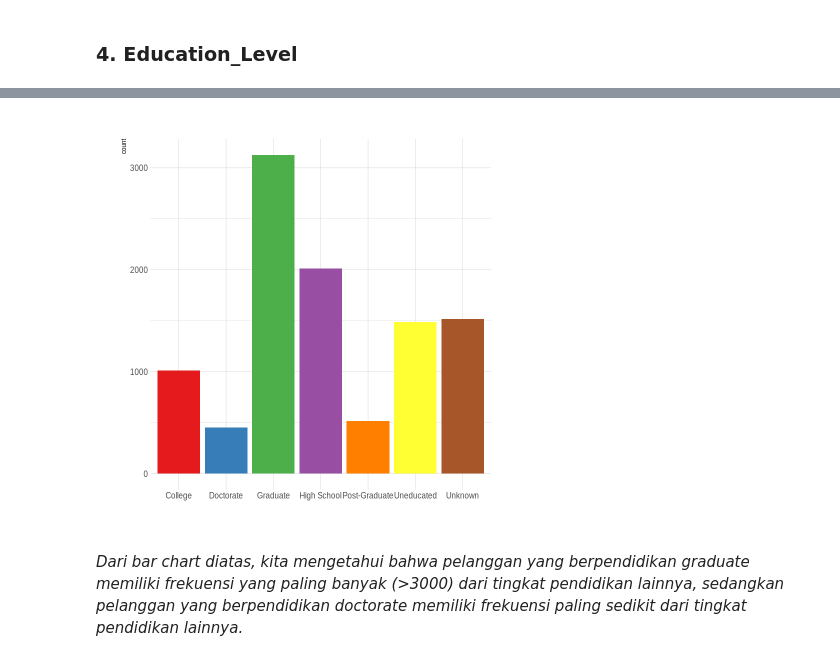
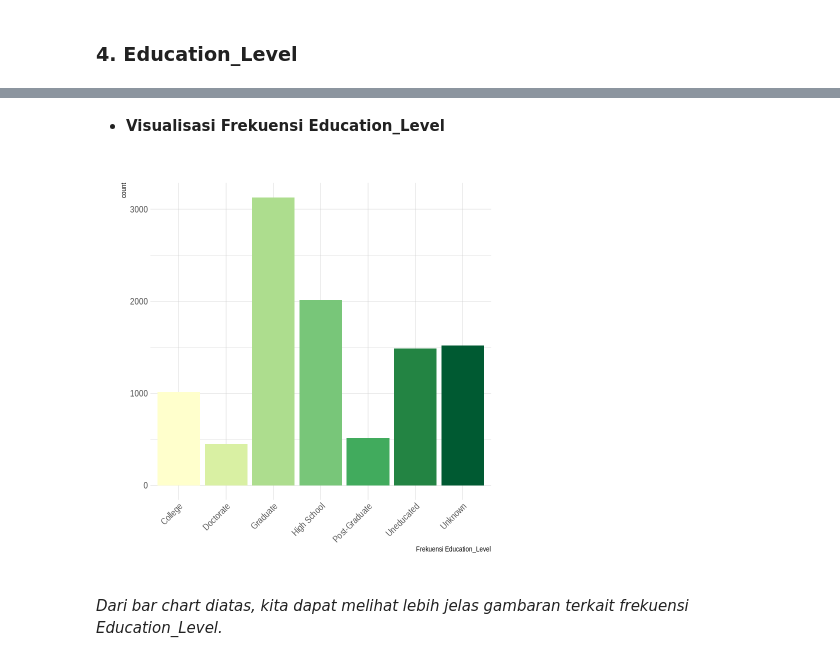
Before and after one commit to dioapw/TUBES_STATISTIKA_DATA, a Jupyter notebook: TUBES_STATISTIKA.ipynb, the cells around one changed output, grey strips where cells are left out. Saved outputs shown, nothing was run; the diff lists cells and outputs as text; code cells hidden in the pictures.

```diff
--- a/TUBES_STATISTIKA.ipynb
+++ b/TUBES_STATISTIKA.ipynb
@@ -463,9 +478,14 @@ legend("topright",c("Blue","Gold","Platinum","Silver"),fill=c("blue","gold","red
+# %% [markdown]
+* **Visualisasi Frekuensi Education_Level**
 # %%
 ggplot(bank_data, aes(x=as.factor(Education_Level), fill=as.factor(Education_Level) )) +
-  geom_bar( ) +
-  scale_fill_brewer(palette = "Set1") + theme_ipsum() +
-  theme(legend.position="none") + xlab("")
+  geom_bar() +
+  scale_fill_brewer(palette = "YlGn") +
+  theme_ipsum() +
+  theme(legend.position="none") +
+  xlab("Frekuensi Education_Level") +
+  theme(axis.text.x = element_text(angle = 45, hjust = 1))
 # %% [output]
-[figure, old version]
+[figure, new version]
-# %% [markdown]
-*Dari bar chart diatas, kita mengetahui bahwa pelanggan yang berpendidikan graduate memiliki frekuensi yang paling banyak (>3000) dari tingkat pendidikan lainnya, sedangkan pelanggan yang berpendidikan doctorate memiliki frekuensi paling sedikit dari tingkat pendidikan lainnya.*
+# %% [markdown]
+*Dari bar chart diatas, kita dapat melihat lebih jelas gambaran terkait frekuensi Education_Level.*
```
Also changed, not shown: parts of 21 cells of this notebook.
